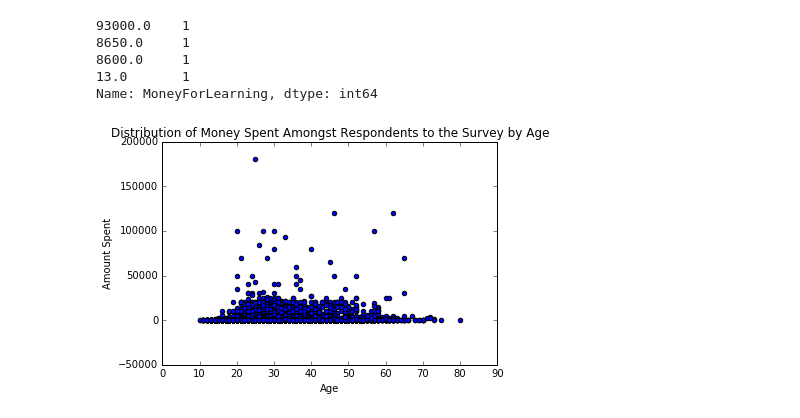
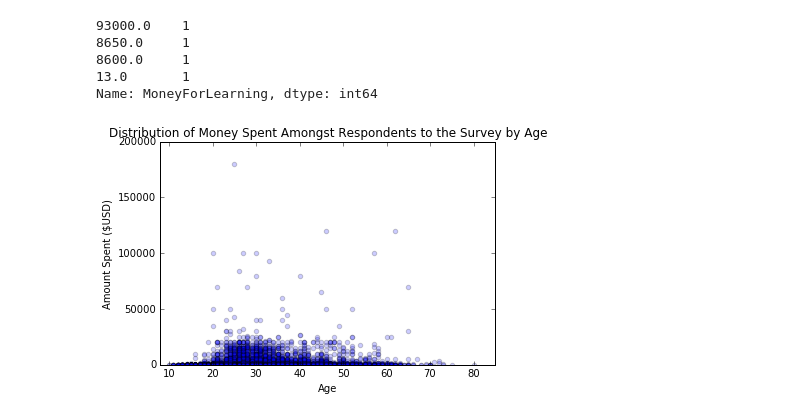
Before and after one commit to freeCodeCamp/2016-new-coder-survey, a Jupyter notebook: New Coders Data Analysis.ipynb, the cells around one changed output. Cells and saved outputs as stored; diff of their text form; code cells hidden in the pictures.

```diff
--- a/New Coders Data Analysis.ipynb
+++ b/New Coders Data Analysis.ipynb
@@ -112,12 +120,12 @@ df['MoneyForLearning'].value_counts().sort_values().head(4)
 13.0       1
 Name: MoneyForLearning, dtype: int64
 # %%
-moneyScatter = df.plot(kind='scatter', x='Age', y='MoneyForLearning')
+moneyScatter = df.plot(kind='scatter', x='Age', y='MoneyForLearning', alpha=0.2, xlim=(8, 85),ylim = (0, 200000))
 moneyScatter.set_title('Distribution of Money Spent Amongst Respondents to the Survey by Age')
 moneyScatter.set_xlabel('Age')
-moneyScatter.set_ylabel('Amount Spent')
+moneyScatter.set_ylabel('Amount Spent ($USD)')
 plt.savefig('moneyscatter.png')
 # %% [output]
-[figure, old version]
+[figure, new version]
 # %%
 moneyBar = df['MoneyForLearning'].hist(bins=20, range=(0,93000)) # trying to figure out data because the range is from 0 to $93,000
```
Also changed, not shown: parts of 12 cells of this notebook, 8 other files.
